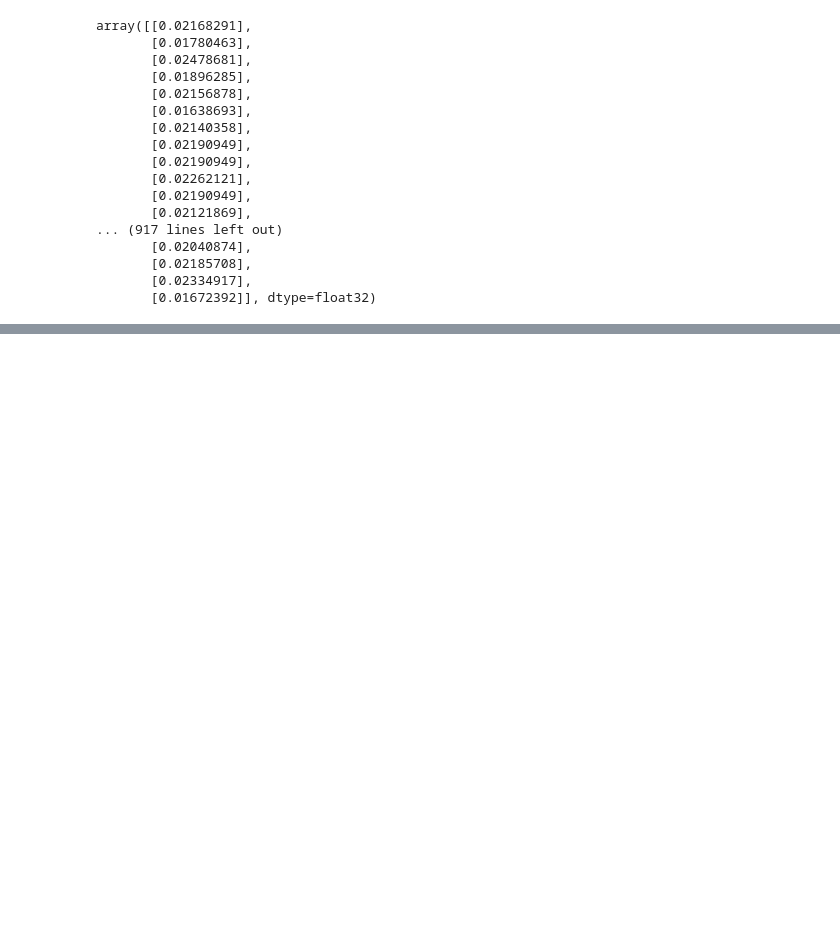
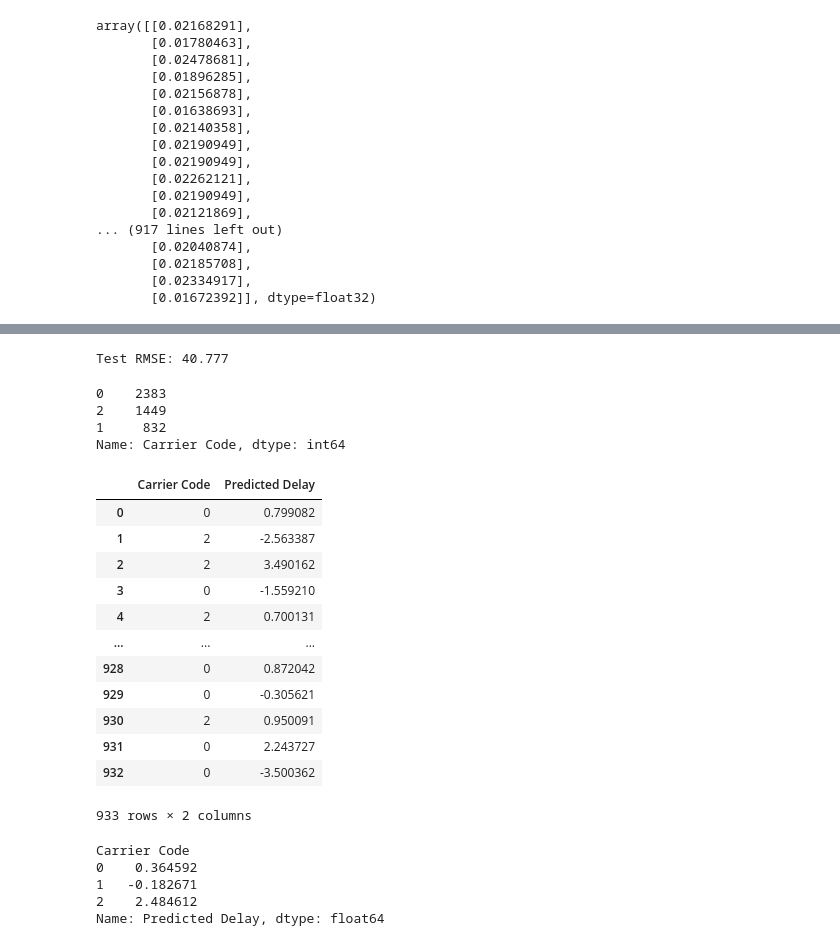
Before and after one commit to rachit0907/FlightPredictions, a Jupyter notebook: current.ipynb, the cells around one changed output, grey strips where cells are left out. Saved outputs shown, nothing was run; the diff lists cells and outputs as text; code cells hidden in the pictures; blank space fills up the shorter version.

```diff
--- a/current.ipynb
+++ b/current.ipynb
@@ -767,3 +767,11 @@ array([[0.02168291],
        [0.02185708],
        [0.02334917],
        [0.01672392]], dtype=float32)
+# %%
+from numpy import concatenate
+
+
+inverse_yhat = concatenate((yhat, X_test), axis=1)
+inverse_yhat = scaler.inverse_transform(yhat)
+inverse_yhat = inverse_yhat[:,0]
+inverse_yhat
@@ -769,0 +820,44 @@ array([[0.02168291],
+# %%
+from math import sqrt
+
+from sklearn.metrics import mean_squared_error
+
+rmse = sqrt(mean_squared_error(inverse_y, inverse_yhat))
+print('Test RMSE: %.3f' % rmse)
+# %% [output]
+Test RMSE: 40.777
+# %%
+new_data_frame['Carrier Code'].value_counts()
+# %% [output]
+0    2383
+2    1449
+1     832
+Name: Carrier Code, dtype: int64
+# %%
+test_X_listed = X_test[:, 0].tolist()
+inverse_yhat_listed = inverse_yhat.flatten().tolist()
+
+predicted_delays = pd.DataFrame(list(zip(test_X_listed, inverse_yhat_listed)), columns=['Carrier Code', 'Predicted Delay'])
+predicted_delays
+# %% [output]
+|  | Carrier Code | Predicted Delay |
+| 0 | 0 | 0.799082 |
+| 1 | 2 | -2.563387 |
+| 2 | 2 | 3.490162 |
+| 3 | 0 | -1.559210 |
+| 4 | 2 | 0.700131 |
+| ... | ... | ... |
+| 928 | 0 | 0.872042 |
+| 929 | 0 | -0.305621 |
+| 930 | 2 | 0.950091 |
+| 931 | 0 | 2.243727 |
+| 932 | 0 | -3.500362 |
+933 rows × 2 columns
+# %%
+predicted_delays['Predicted Delay'].groupby(predicted_delays['Carrier Code']).mean()
+# %% [output]
+Carrier Code
+0    0.364592
+1   -0.182671
+2    2.484612
+Name: Predicted Delay, dtype: float64
```
Also changed, not shown: parts of 2 cells of this notebook.
